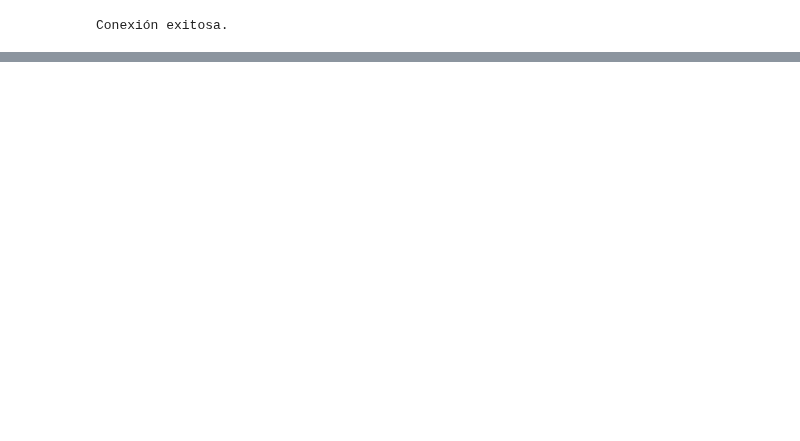
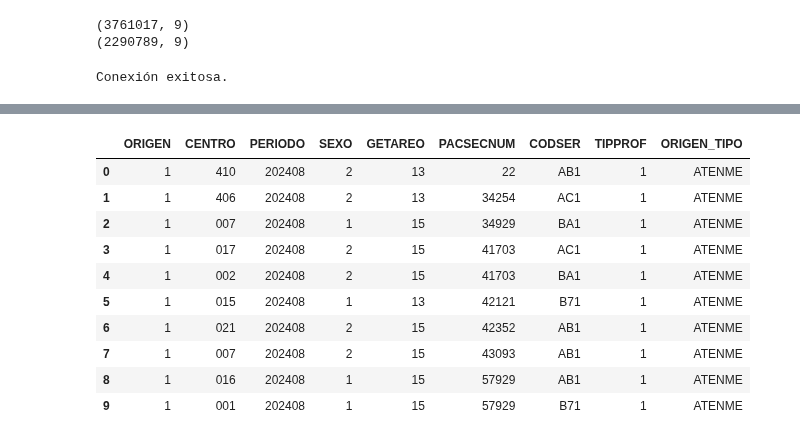
Before and after one commit to JhonathanCP/DASH, a Jupyter notebook: Desarrollo - dash/TramaB1-B2V4.ipynb, the cells around one changed output, grey strips where cells are left out. Saved outputs shown, nothing was run; the diff lists cells and outputs as text; code cells hidden in the pictures; blank space fills up the shorter version.

```diff
--- a/Desarrollo - dash/TramaB1-B2V4.ipynb
+++ b/Desarrollo - dash/TramaB1-B2V4.ipynb
@@ -297,3 +297,9 @@ Cantidad de filas obtenidas: 3760990
+# %%
+print(data1.shape)
+print(data2.shape)
+# %% [output]
+(3761017, 9)
+(2290789, 9)
 # %%
 def get_unique_options():
     connection = create_oracle_connection1()
@@ -666,3 +672,17 @@ if __name__ == '__main__':
     app.run_server(debug=True)
 # %% [output]
 [interactive output not drawn]
+# %%
+data1.head(10)
+# %% [output]
+|  | ORIGEN | CENTRO | PERIODO | SEXO | GETAREO | PACSECNUM | CODSER | TIPPROF | ORIGEN_TIPO |
+| 0 | 1 | 410 | 202408 | 2 | 13 | 22 | AB1 | 1 | ATENME |
+| 1 | 1 | 406 | 202408 | 2 | 13 | 34254 | AC1 | 1 | ATENME |
+| 2 | 1 | 007 | 202408 | 1 | 15 | 34929 | BA1 | 1 | ATENME |
+| 3 | 1 | 017 | 202408 | 2 | 15 | 41703 | AC1 | 1 | ATENME |
+| 4 | 1 | 002 | 202408 | 2 | 15 | 41703 | BA1 | 1 | ATENME |
+| 5 | 1 | 015 | 202408 | 1 | 13 | 42121 | B71 | 1 | ATENME |
+| 6 | 1 | 021 | 202408 | 2 | 15 | 42352 | AB1 | 1 | ATENME |
+| 7 | 1 | 007 | 202408 | 2 | 15 | 43093 | AB1 | 1 | ATENME |
+| 8 | 1 | 016 | 202408 | 1 | 15 | 57929 | AB1 | 1 | ATENME |
+| 9 | 1 | 001 | 202408 | 1 | 15 | 57929 | B71 | 1 | ATENME |
```
Also changed, not shown: parts of 6 cells of this notebook, 3 other files.
